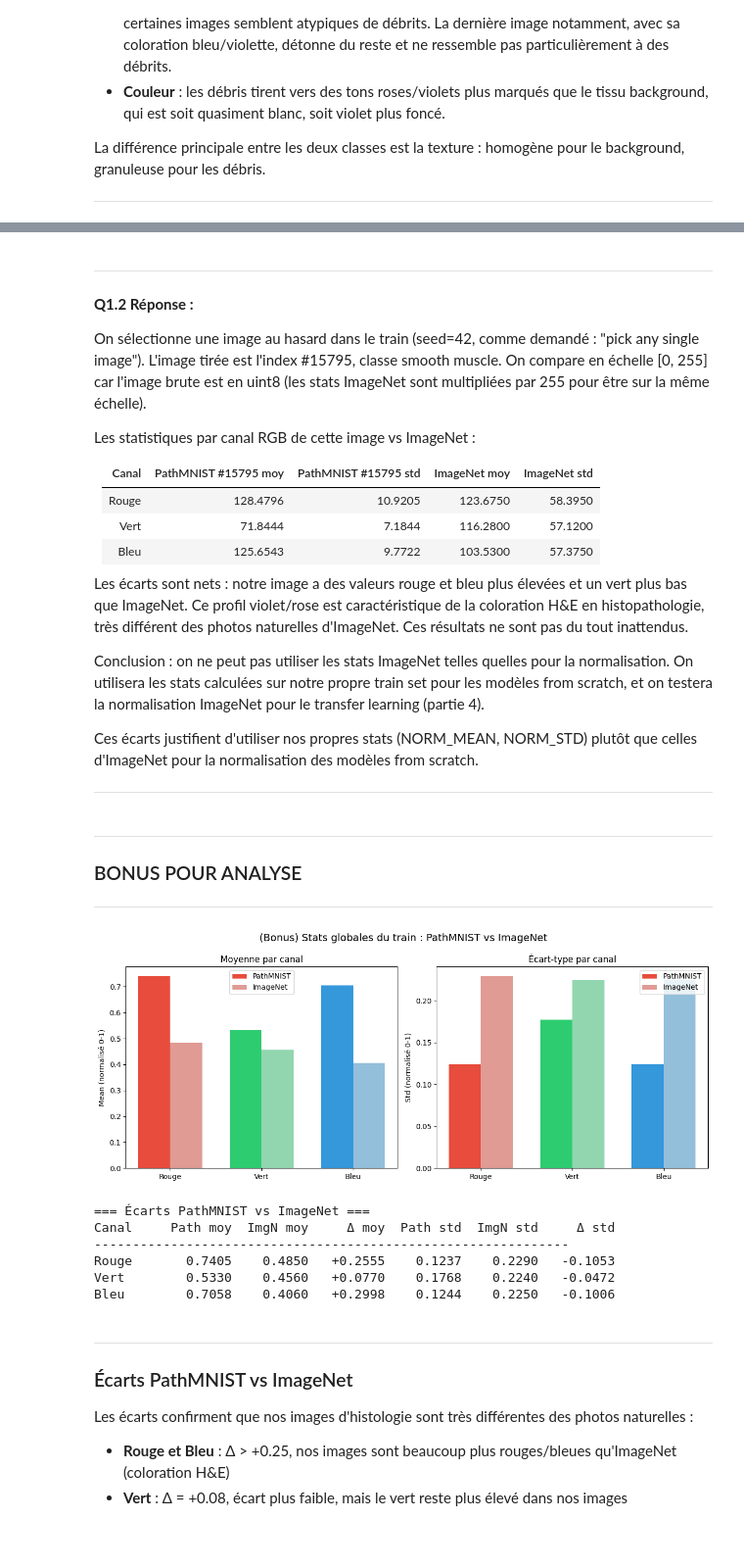
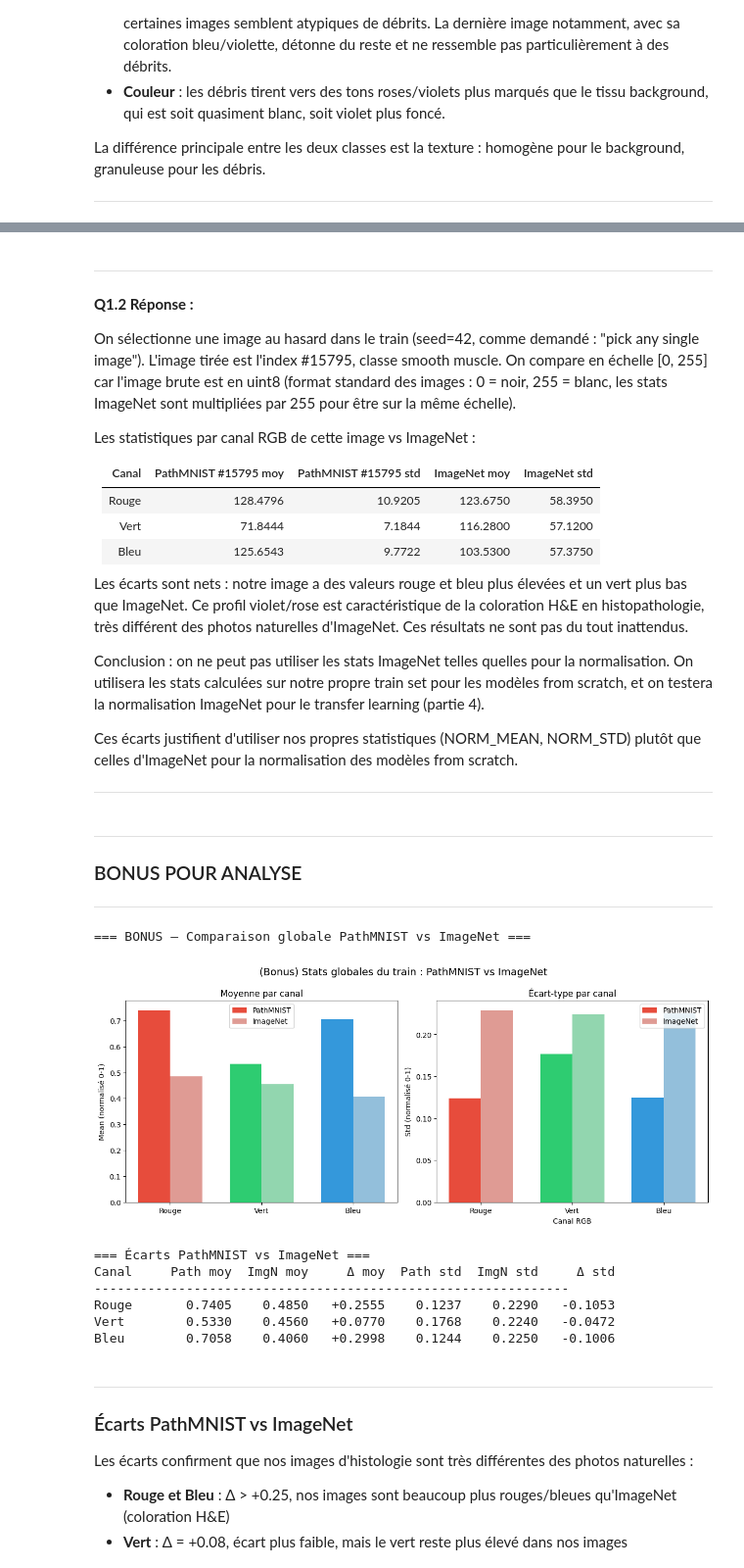
Before and after one commit to xiabizot/projet-dl, a Jupyter notebook: NOTEBOOK_1_EDA_PathMNIST.ipynb, the cells around one changed output, grey strips where cells are left out. Shown at 98% size. Saved outputs shown, nothing was run; the diff lists cells and outputs as text; code cells hidden in the pictures; blank space fills up the shorter version.

```diff
--- a/NOTEBOOK_1_EDA_PathMNIST.ipynb
+++ b/NOTEBOOK_1_EDA_PathMNIST.ipynb
@@ -836,7 +878,7 @@ Bleu       125.6543     9.7722   103.5300    57.3750
 
 **Q1.2 Réponse :**
 
-On sélectionne une image au hasard dans le train (seed=42, comme demandé : "pick any single image"). L'image tirée est l'index #15795, classe smooth muscle. On compare en échelle [0, 255] car l'image brute est en uint8 (les stats ImageNet sont multipliées par 255 pour être sur la même échelle).
+On sélectionne une image au hasard dans le train (seed=42, comme demandé : "pick any single image"). L'image tirée est l'index #15795, classe smooth muscle. On compare en échelle [0, 255] car l'image brute est en uint8 (format standard des images : 0 = noir, 255 = blanc, les stats ImageNet sont multipliées par 255 pour être sur la même échelle).
 
 Les statistiques par canal RGB de cette image vs ImageNet :
 
@@ -850,7 +892,7 @@ Les écarts sont nets : notre image a des valeurs rouge et bleu plus élevées e
 
 Conclusion : on ne peut pas utiliser les stats ImageNet telles quelles pour la normalisation. On utilisera les stats calculées sur notre propre train set pour les modèles from scratch, et on testera la normalisation ImageNet pour le transfer learning (partie 4).
 
-Ces écarts justifient d'utiliser nos propres stats (NORM_MEAN, NORM_STD) plutôt que celles d'ImageNet pour la normalisation des modèles from scratch.
+Ces écarts justifient d'utiliser nos propres statistiques (NORM_MEAN, NORM_STD) plutôt que celles d'ImageNet pour la normalisation des modèles from scratch.
 
 ---
 # %% [markdown]
@@ -860,6 +902,7 @@ Ces écarts justifient d'utiliser nos propres stats (NORM_MEAN, NORM_STD) plutô
 
 ---
 # %%
+print("=== BONUS — Comparaison globale PathMNIST vs ImageNet ===")
 # BONUS — Comparaison globale PathMNIST vs ImageNet
 # Stats calculées sur TOUT le dataset train (89 996 images),
 # pas sur une seule image, plus fiable pour décider de la normalisation
@@ -877,40 +920,43 @@ x = np.arange(3)
 canaux = ["Rouge", "Vert", "Bleu"]
 width = 0.35
 
 fig, (ax1, ax2) = plt.subplots(1, 2, figsize=(12, 5))
 
 ax1.bar(x - width/2, path_mean, width, label='PathMNIST', color=['#e74c3c', '#2ecc71', '#3498db'])
 ax1.bar(x + width/2, imagenet_mean, width, label='ImageNet', color=['#c0392b', '#27ae60', '#2980b9'], alpha=0.5)
 ax1.set_xticks(x); ax1.set_xticklabels(canaux)
 ax1.set_ylabel("Mean (normalisé 0-1)")
 ax1.set_title("Moyenne par canal")
 ax1.legend()
 
 ax2.bar(x - width/2, path_std, width, label='PathMNIST', color=['#e74c3c', '#2ecc71', '#3498db'])
 ax2.bar(x + width/2, imagenet_std, width, label='ImageNet', color=['#c0392b', '#27ae60', '#2980b9'], alpha=0.5)
 ax2.set_xticks(x); ax2.set_xticklabels(canaux)
 ax2.set_ylabel("Std (normalisé 0-1)")
 ax2.set_title("Écart-type par canal")
 ax2.legend()
 
 plt.suptitle("(Bonus) Stats globales du train : PathMNIST vs ImageNet", fontsize=14)
 plt.tight_layout()
+plt.savefig(os.path.join(DATA_DIR, 'graphs', 'NB1_bonus_global_vs_imagenet.png'), dpi=120, bbox_inches='tight')
+plt.xlabel('Canal RGB')
 plt.show()
 
 # Écarts absolus
 print("\n=== Écarts PathMNIST vs ImageNet ===")
 print(f"{'Canal':<8s} {'Path moy':>9s} {'ImgN moy':>9s} {'Δ moy':>9s} {'Path std':>9s} {'ImgN std':>9s} {'Δ std':>9s}")
 print("-" * 62)
 for i, c in enumerate(["Rouge", "Vert", "Bleu"]):
     print(f"{c:<8s} {path_mean[i]:>9.4f} {imagenet_mean[i]:>9.4f} {path_mean[i]-imagenet_mean[i]:>+9.4f} {path_std[i]:>9.4f} {imagenet_std[i]:>9.4f} {path_std[i]-imagenet_std[i]:>+9.4f}")
 # %% [output]
+=== BONUS — Comparaison globale PathMNIST vs ImageNet ===
-[figure, old version]
+[figure, new version]
-=== Écarts PathMNIST vs ImageNet ===
-Canal     Path moy  ImgN moy     Δ moy  Path std  ImgN std     Δ std
---------------------------------------------------------------
-Rouge       0.7405    0.4850   +0.2555    0.1237    0.2290   -0.1053
-Vert        0.5330    0.4560   +0.0770    0.1768    0.2240   -0.0472
-Bleu        0.7058    0.4060   +0.2998    0.1244    0.2250   -0.1006
+=== Écarts PathMNIST vs ImageNet ===
+Canal     Path moy  ImgN moy     Δ moy  Path std  ImgN std     Δ std
+--------------------------------------------------------------
+Rouge       0.7405    0.4850   +0.2555    0.1237    0.2290   -0.1053
+Vert        0.5330    0.4560   +0.0770    0.1768    0.2240   -0.0472
+Bleu        0.7058    0.4060   +0.2998    0.1244    0.2250   -0.1006
 # %% [markdown]
 ---
 
```
Also changed, not shown: parts of 28 cells of this notebook, 2 other files.
